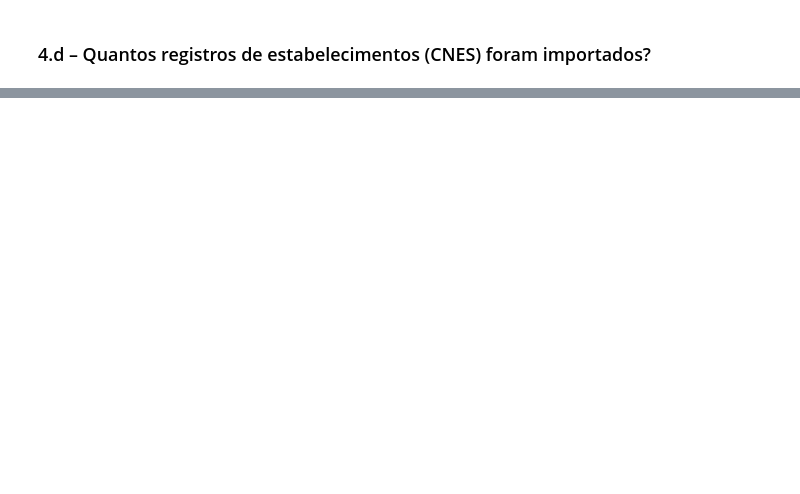
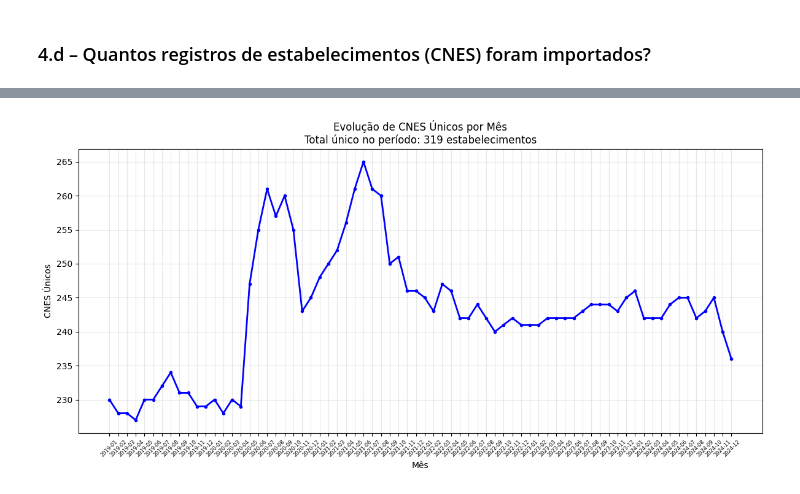
Before and after one commit to vinissmaciel/datasus_PE, a Jupyter notebook: fase1.ipynb, the cells around one changed output, grey strips where cells are left out. Drawn from its saved outputs; the diff is of its cells as text; code cells hidden in the pictures; blank space fills up the shorter version.

```diff
--- a/fase1.ipynb
+++ b/fase1.ipynb
@@ -84,13 +103,25 @@ Total de registros de procedimentos: 3570342
 # %% [markdown]
 ### 4.c – Quantos registros de CID foram importados?
 # %%
-total_cid  = 0
+cid_unicos = set()
 
-for chunk in pd.read_csv("combined_data.csv", sep=",", encoding="latin1", chunksize=chunksize, low_memory=False):
+for chunk in pd.read_csv("combined_data.csv", sep=",", encoding="latin1",
+                        chunksize=chunksize, low_memory=False):
     chunk.columns = chunk.columns.str.strip()
 
-    cid_presente = chunk[['CID_NOTIF', 'CID_ASSO', 'CID_MORTE']].notna().any(axis=1)
-    total_cid += cid_presente.sum()
+    cid_principal = chunk['DIAG_PRINC'].dropna().unique()
+    cid_unicos.update(cid_principal)
 
-print("Total de registros com pelo menos um CID preenchido:", total_cid)
+    cid_secundario = chunk['DIAG_SECUN'].dropna().unique()
+    cid_unicos.update(cid_secundario)
+
+total_cid_unicos = len(cid_unicos)
+print(f"Total de CID únicos (principal + secundário): {total_cid_unicos}")
+
+df_resultado = pd.DataFrame({
+    'Descricao': ['Total de CID únicos (DIAG_PRINC + DIAG_SECUN)'],
+    'Quantidade': [total_cid_unicos]
+})
+
+df_resultado.to_csv("csvfiles/4c_total_cid_unicos.csv", index=False, encoding="utf-8")
 # %% [output]
@@ -98,13 +129,2 @@ Total de registros com pelo menos um CID preenchido: 3570342
 # %% [markdown]
 ### 4.d – Quantos registros de estabelecimentos (CNES) foram importados?
-# %%
-total_estabelecimentos = 0
-
-for chunk in pd.read_csv("combined_data.csv", sep=",", encoding="latin1", chunksize=chunksize, low_memory=False):
-    chunk.columns = chunk.columns.str.strip()
-
-    registros_validos = pd.to_numeric(chunk['CNES'], errors='coerce').notna()
-
-    total_estabelecimentos += registros_validos.sum()
-
-print("Total de registros de estabelecimentos válidos:", total_estabelecimentos)
@@ -112,0 +172,13 @@ Total de registros de estabelecimentos válidos: 3570342
+# %%
+plt.figure(figsize=(12, 6))
+plt.plot(meses, quantidades_mensais, 'b-o', linewidth=2, markersize=3)
+plt.title(f'Evolução de CNES Únicos por Mês\nTotal único no período: {total_unico_periodo} estabelecimentos')
+plt.xlabel('Mês')
+plt.ylabel('CNES Únicos')
+plt.xticks(rotation=45, fontsize=6)
+plt.grid(True, alpha=0.3)
+plt.tight_layout()
+plt.savefig('evolucao_cnes_simples.png', dpi=300)
+plt.show()
+# %% [output]
+[figure, added]
```
Also changed, not shown: parts of 6 cells of this notebook, 11 other files.
